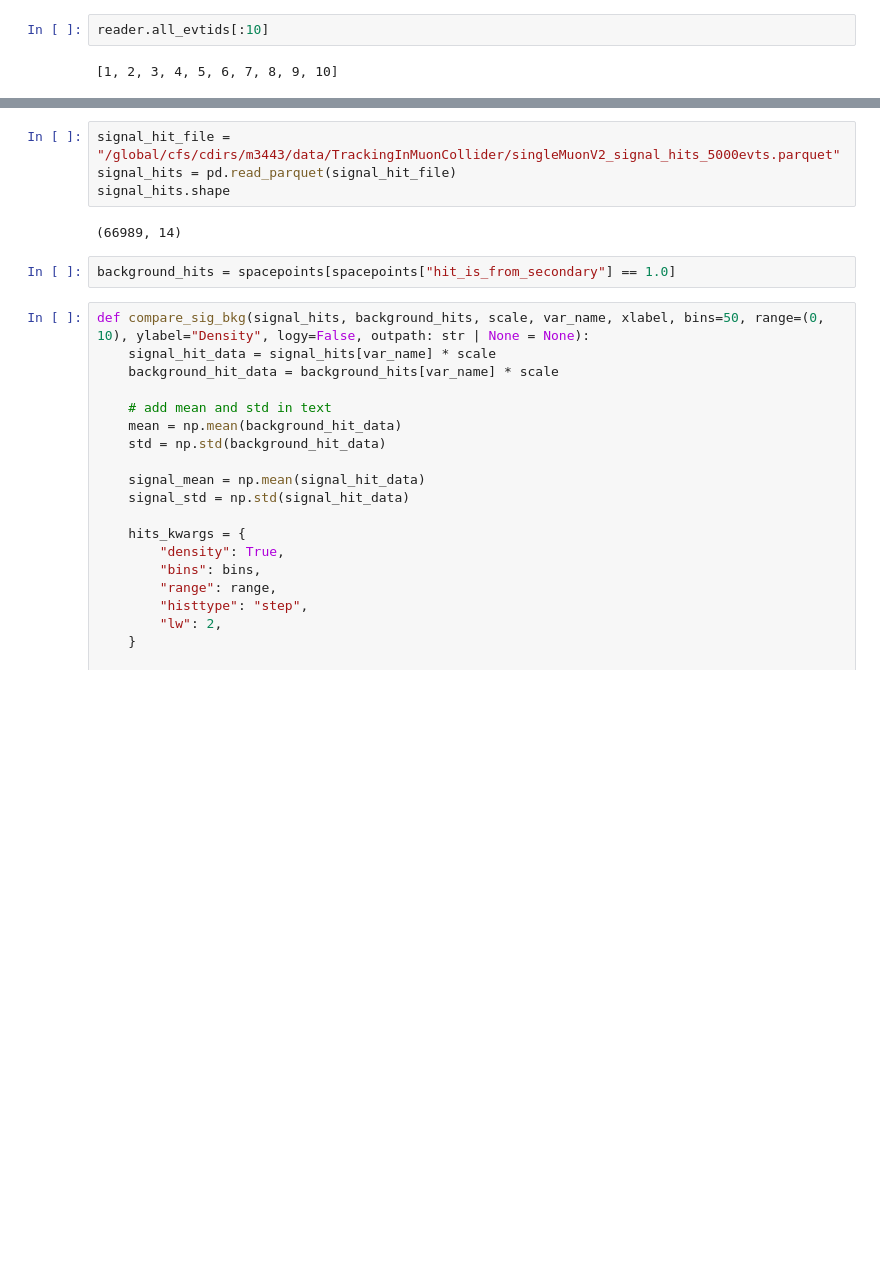
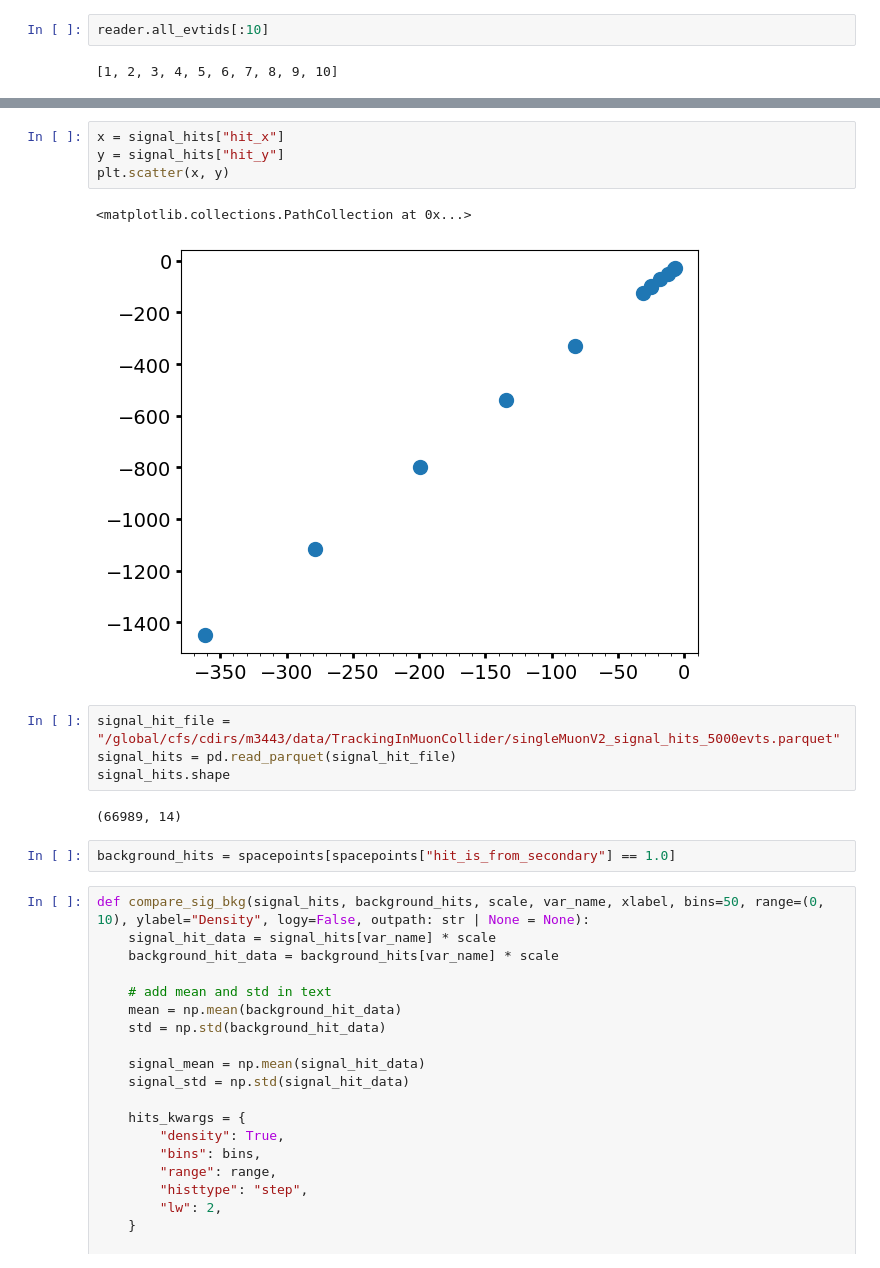
Before and after one commit to xju2/heptracktool, a Jupyter notebook: notebooks/2.1 muon collider track data reader v2.ipynb, the cells around one changed output, grey strips where cells are left out. Saved outputs shown, nothing was run; the diff lists cells and outputs as text; blank space fills up the shorter version.

```diff
--- a/notebooks/2.1 muon collider track data reader v2.ipynb
+++ b/notebooks/2.1 muon collider track data reader v2.ipynb
@@ -60,3 +62,10 @@ spacepoints[spacepoints["hit_is_from_secondary"] == 0.0]
+# %%
+x = signal_hits["hit_x"]
+y = signal_hits["hit_y"]
+plt.scatter(x, y)
+# %% [output]
+<matplotlib.collections.PathCollection at 0x...>
+[figure, added]
 # %%
 signal_hit_file = "/global/cfs/cdirs/m3443/data/TrackingInMuonCollider/singleMuonV2_signal_hits_5000evts.parquet"
 signal_hits = pd.read_parquet(signal_hit_file)
```
Also changed, not shown: parts of 7 cells of this notebook, 1 other file.
